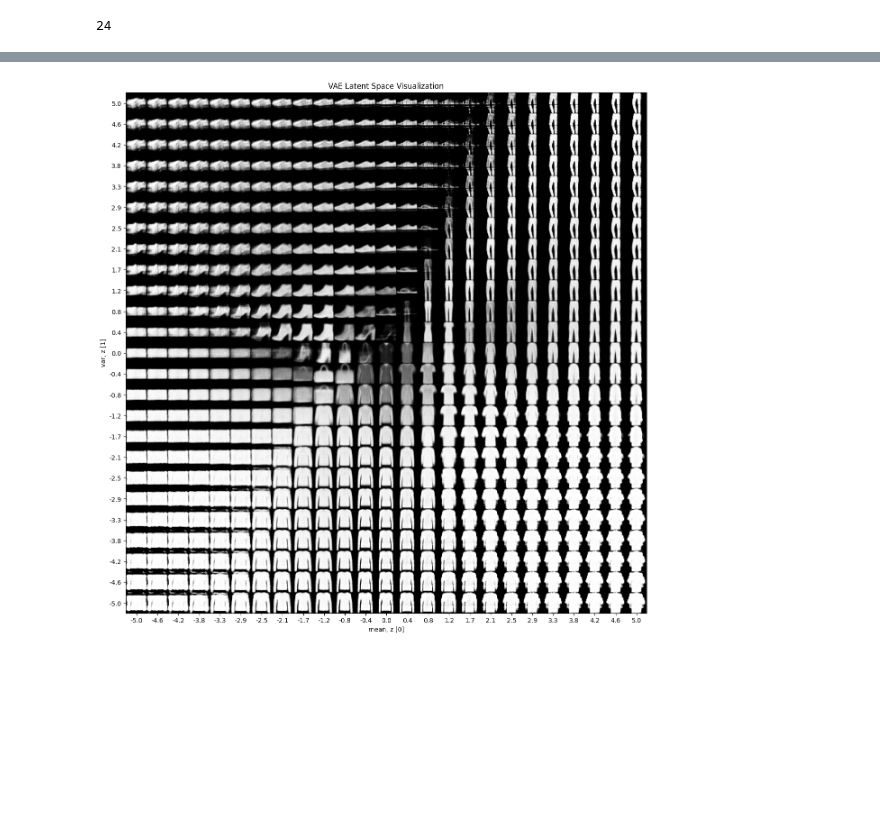
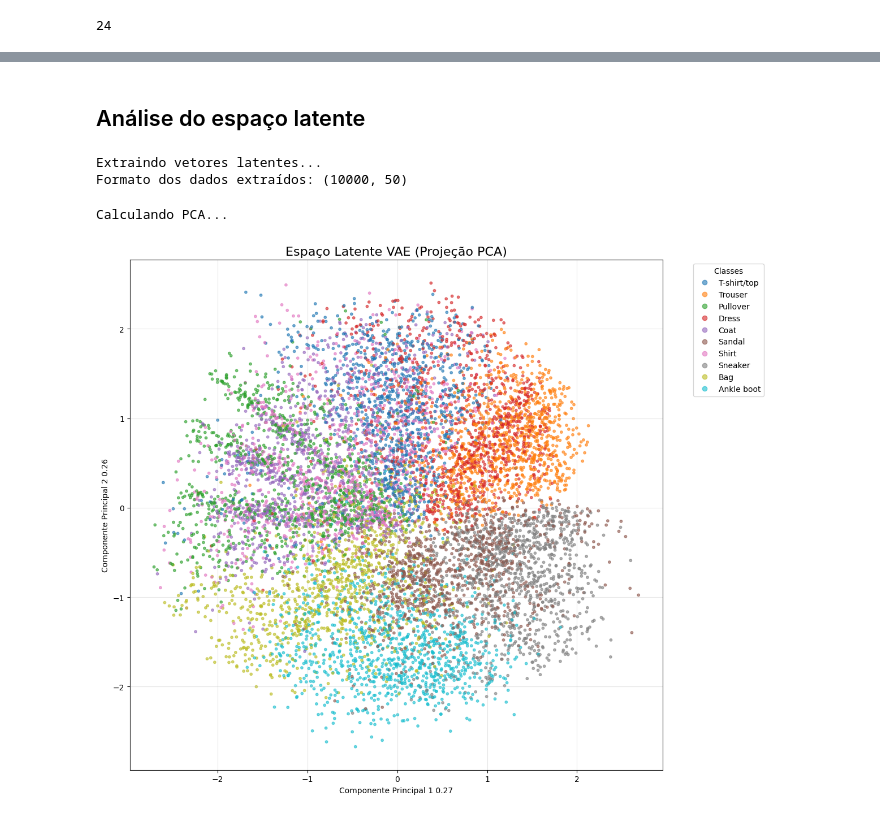
Before and after one commit to Luis-Menezes/NN_SupervisedLearning, a Jupyter notebook: project_3.ipynb, the cells around one changed output, grey strips where cells are left out. Drawn from its saved outputs; the diff is of its cells as text; code cells hidden in the pictures; blank space fills up the shorter version.

```diff
--- a/project_3.ipynb
+++ b/project_3.ipynb
@@ -278,4 +351,72 @@ def plot_latent_space(model, scale=5.0, n=25, digit_size=28, figsize=15):
-# %%
-plot_latent_space(model, scale=5.0)
-# %% [output]
-[figure, removed]
+# %% [markdown]
+## Análise do espaço latente
+# %%
+import numpy as np
+from sklearn.decomposition import PCA
+import matplotlib.pyplot as plt
+import torch
+
+# Dicionário para traduzir os números em nomes reais
+fashion_classes = {
+    0: 'T-shirt/top', 1: 'Trouser', 2: 'Pullover', 3: 'Dress', 4: 'Coat',
+    5: 'Sandal', 6: 'Shirt', 7: 'Sneaker', 8: 'Bag', 9: 'Ankle boot'
+}
+
+def get_latent_vectors(model, loader, device):
+    model.eval()
+    latent_vectors = []
+    labels = []
+
+    with torch.no_grad():
+        for x, y in loader:
+            x = x.view(x.size(0), -1).to(device)
+
+            # Usamos apenas a média (mean) pois é o centroide da distribuição
+            mean, _ = model.encode(x)
+
+            latent_vectors.append(mean.cpu().numpy())
+            labels.append(y.numpy())
+
+    # Concatena tudo em um único array numpy gigante
+    latent_vectors = np.concatenate(latent_vectors, axis=0)
+    labels = np.concatenate(labels, axis=0)
+
+    return latent_vectors, labels
+
+# Executando a extração (Use seu val_loader ou test_loader)
+# Certifique-se de que 'val_loader' está definido
+print("Extraindo vetores latentes...")
+z_points, z_labels = get_latent_vectors(model, test_loader, device)
+print(f"Formato dos dados extraídos: {z_points.shape}") # Deve ser (N_amostras, LATENT_DIM)
+# %% [output]
+Extraindo vetores latentes...
+Formato dos dados extraídos: (10000, 50)
+# %%
+def plot_latent_space_pca(z_points, z_labels):
+    print("Calculando PCA...")
+    # Reduz de 100 dimensões para 2
+    pca = PCA(n_components=2)
+    z_2d = pca.fit_transform(z_points)
+
+    plt.figure(figsize=(12, 10))
+
+    # Cria um scatter plot colorido por classe
+    scatter = plt.scatter(z_2d[:, 0], z_2d[:, 1], c=z_labels, cmap='tab10', alpha=0.6, s=10)
+
+    # Cria a legenda com os nomes reais das roupas
+    handles, _ = scatter.legend_elements()
+    legend_labels = [fashion_classes[i] for i in range(10)]
+    plt.legend(handles, legend_labels, title="Classes", bbox_to_anchor=(1.05, 1), loc='upper left')
+
+    plt.title('Espaço Latente VAE (Projeção PCA)', fontsize=16)
+    plt.xlabel(f'Componente Principal 1 ({pca.explained_variance_ratio_[0]: .2f})')
+    plt.ylabel(f'Componente Principal 2({pca.explained_variance_ratio_[1]: .2f})')
+    plt.grid(True, alpha=0.3)
+    plt.tight_layout()
+    plt.show()
+
+# Gerar o gráfico
+plot_latent_space_pca(z_points, z_labels)
+# %% [output]
+Calculando PCA...
+[figure, added]
```
Also changed, not shown: parts of 24 cells of this notebook.
